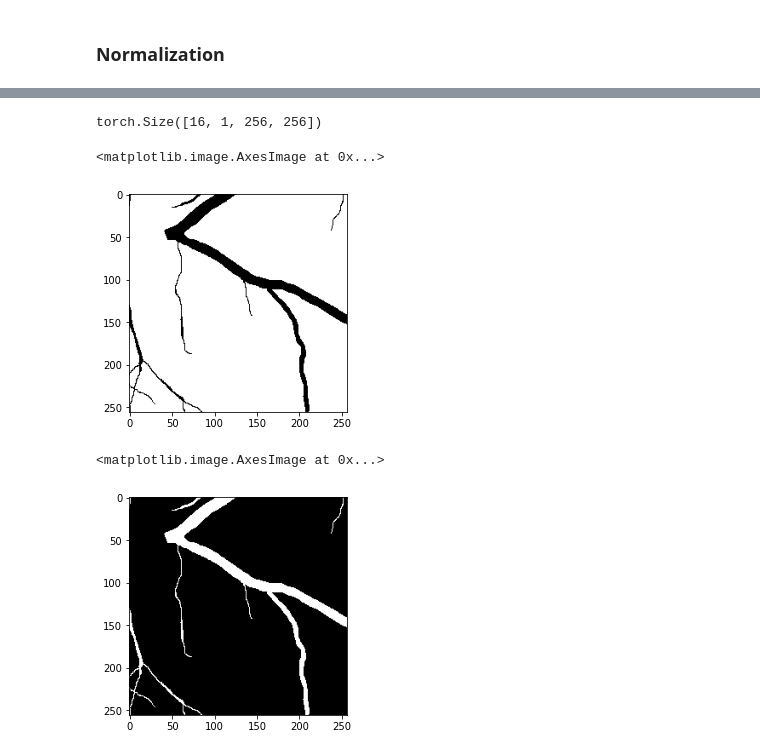
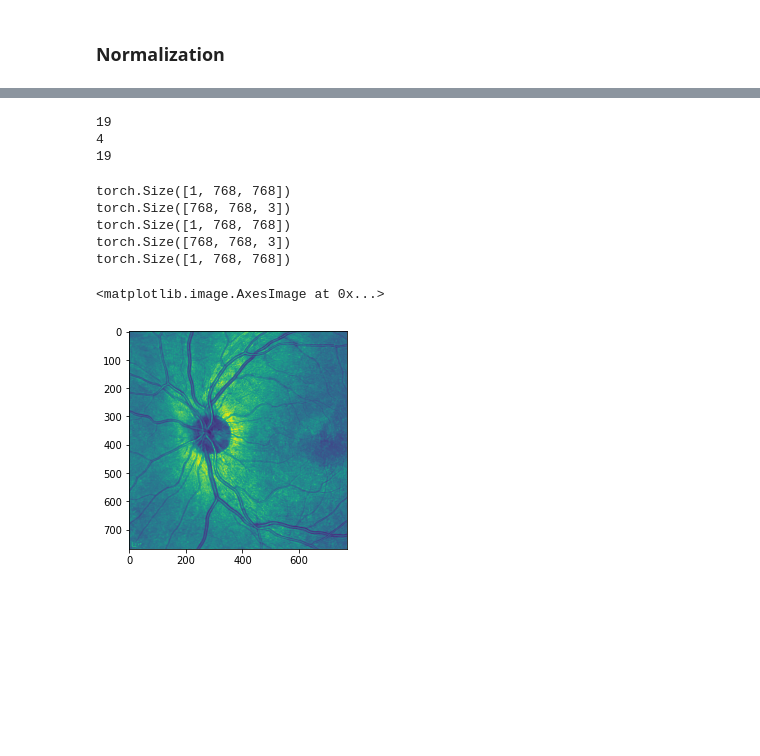
Before and after one commit to akansh12/ravir, a Jupyter notebook: notebooks/baseline.ipynb, the cells around one changed output, grey strips where cells are left out. Cells and saved outputs as stored; diff of their text form; code cells hidden in the pictures; blank space fills up the shorter version.

```diff
--- a/notebooks/baseline.ipynb
+++ b/notebooks/baseline.ipynb
@@ -132,4 +105,0 @@ Randomly making VAL SET
-# %%
-path2train_images = Path("/scratch/scratch6/akansh12/ravir_data/RAVIR Dataset/train/training_images/")
-path2train_mask = Path("/scratch/scratch6/akansh12/ravir_data/ravir/data/training_images_masks/")
-path2test_images = Path("/scratch/scratch6/akansh12/ravir_data/RAVIR Dataset/test/")
@@ -191,14 +174,39 @@ labels = [post_label(i) for i in decollate_batch(labels)]
-# %%
-labels.shape
-# %% [output]
-torch.Size([16, 1, 256, 256])
+# %%
+train_dataset = ravir_dataset(path2train_images, path2train_mask, transform=train_transforms, data_type='train')
+print(len(train_dataset))
+train_loader = DataLoader(train_dataset, batch_size=2, shuffle=True)
+
+val_dataset = ravir_dataset(path2train_images, path2train_mask, transform=test_transforms, data_type='val')
+print(len(val_dataset))
+val_loader = DataLoader(val_dataset, batch_size=2, shuffle=False)
+
+test_dataset = ravir_dataset(path2test_images, None, transform=test_transforms, data_type='test')
+print(len(test_dataset))
+test_loader = DataLoader(test_dataset, batch_size=2, shuffle=False)
+# %% [output]
+19
+4
+19
+# %%
+for x,y in train_dataset:
+    print(x.shape)
+    print(y.shape)
+    break
+for x,y in val_dataset:
+    print(x.shape)
+    print(y.shape)
+    break
+for x in test_dataset:
+    print(x.shape)
+    break
+# %% [output]
+torch.Size([1, 768, 768])
+torch.Size([768, 768, 3])
+torch.Size([1, 768, 768])
+torch.Size([768, 768, 3])
+torch.Size([1, 768, 768])
 # %%
-plt.imshow(labels[0][0].numpy(), cmap = 'gray')
+plt.imshow(x.numpy())
 # %% [output]
 <matplotlib.image.AxesImage at 0x...>
-[figure, old version]
+[figure, new version]
-# %%
-plt.imshow(labels[0][1].numpy(), cmap = 'gray')
-# %% [output]
-<matplotlib.image.AxesImage at 0x...>
-[figure, removed]
```
Also changed, not shown: parts of 37 cells of this notebook, 1 other file.
